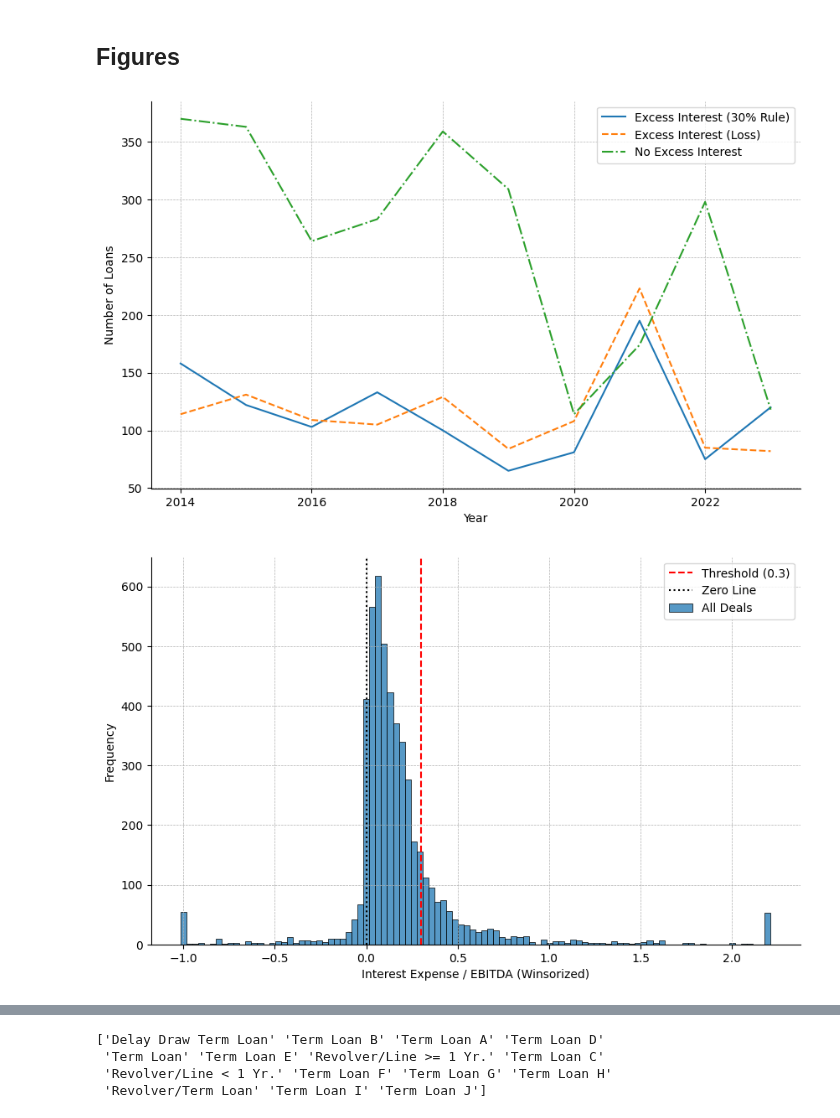
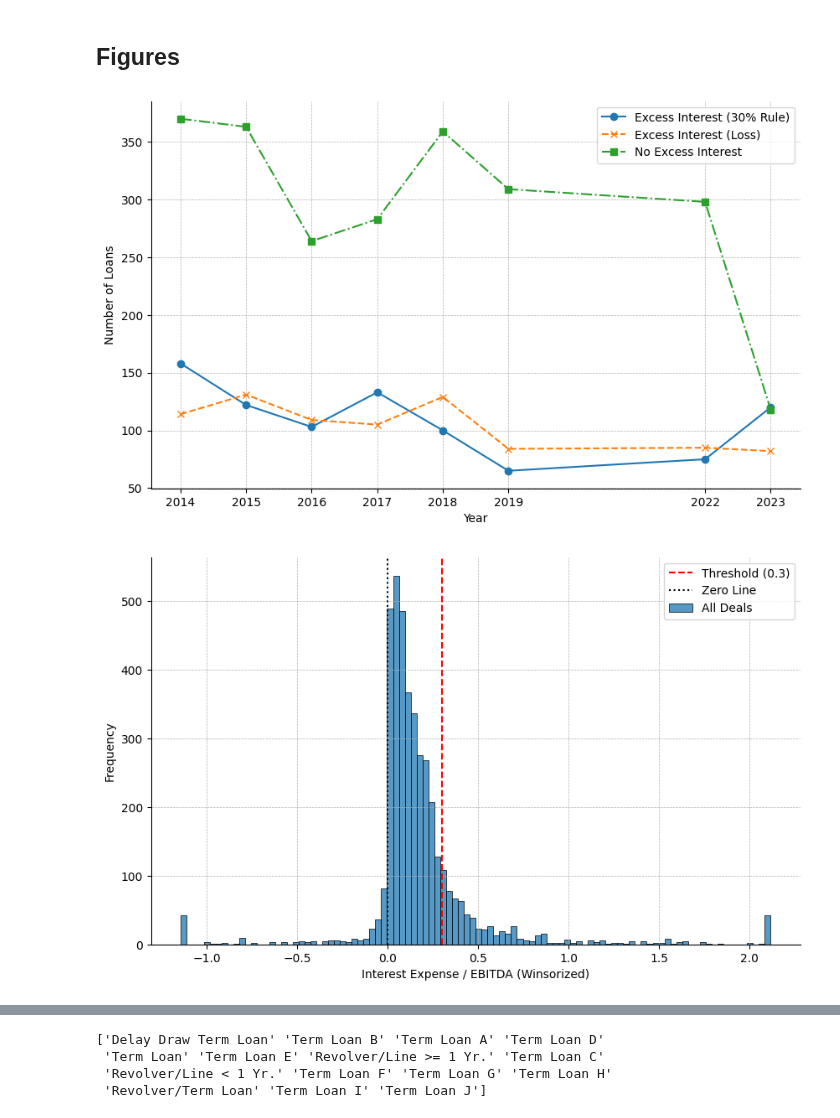
Before and after one commit to zirui-song/interest-deductibility-and-debt-contracting, a Jupyter notebook: Dealscan_Analysis.ipynb, the cells around one changed output, grey strips where cells are left out. Cells and saved outputs as stored; diff of their text form; code cells hidden in the pictures.

```diff
--- a/Dealscan_Analysis.ipynb
+++ b/Dealscan_Analysis.ipynb
@@ -1357,6 +1370,9 @@ tranche_level_ds_compa = tranche_level_ds_compa.dropna(subset=variable_labels.ke
 
 # drop year == 2024
 tranche_level_ds_compa = tranche_level_ds_compa[tranche_level_ds_compa['year'] != 2024]
+# drop year == 2020 and 2021
+tranche_level_ds_compa = tranche_level_ds_compa[tranche_level_ds_compa['year'] != 2020]
+tranche_level_ds_compa = tranche_level_ds_compa[tranche_level_ds_compa['year'] != 2021]
 
 # save the full dataset
 tranche_level_ds_compa.to_csv('../3. Data/Processed/tranche_level_ds_compa_all.csv', index=False)
@@ -1438,26 +1454,26 @@ Average total_rate for year <= 2017 and excess_interest_loss == 1: 478.122222222
 # %% [markdown]
 ## Figures
 # %%
-# Create a DataFrame with the number of loans with excess interest and excess loss in each year
 excess_interest_30 = tranche_level_ds_compa.groupby('year')['excess_interest_30'].sum()
 excess_interest_loss = tranche_level_ds_compa.groupby('year')['excess_interest_loss'].sum()
 # Create a DataFrame with the number of loans with No excess interest and No excess loss in each year
 no_excess_interest_30_loss = tranche_level_ds_compa.groupby('year')['excess_interest_30'].count() - excess_interest_30 - excess_interest_loss
 
 # plot the number of loans with excess_interest_30 == 1 and excess_loss == 1 and all the rest in each year
 plt.figure(figsize=(10, 6))
-plt.plot(excess_interest_30, label='Excess Interest (30% Rule)', linestyle='-', marker='')
-plt.plot(excess_interest_loss, label='Excess Interest (Loss)', linestyle='--', marker='')
-plt.plot(no_excess_interest_30_loss, label='No Excess Interest', linestyle='-.', marker='')
+plt.plot(excess_interest_30.index, excess_interest_30.values, label='Excess Interest (30% Rule)', linestyle='-', marker='o')
+plt.plot(excess_interest_loss.index, excess_interest_loss.values, label='Excess Interest (Loss)', linestyle='--', marker='x')
+plt.plot(no_excess_interest_30_loss.index, no_excess_interest_30_loss.values, label='No Excess Interest', linestyle='-.', marker='s')
 plt.xlabel('Year')
 plt.ylabel('Number of Loans')
 plt.legend()
 plt.grid(True, linestyle='--', linewidth=0.5)
+plt.xticks(sorted(tranche_level_ds_compa['year'].unique()))  # Show all years on x-axis
 sns.despine(top=True, right=True)
 plt.savefig(os.path.join(overleaf_dir, 'Figures/loancounts_by_excess_interest.png'), dpi=300)
 plt.show()
 # %% [output]
-[figure, old version]
+[figure, new version]
 # %%
 # plot the histogram of winsorized interest_expense_by_ebitda for all deals
 interest_expense_winsorized = tranche_level_ds_compa['interest_expense_by_ebitda'].clip(tranche_level_ds_compa['interest_expense_by_ebitda'].quantile(0.01), tranche_level_ds_compa['interest_expense_by_ebitda'].quantile(0.99))
@@ -1473,7 +1489,7 @@ sns.despine()
 plt.savefig(os.path.join(overleaf_dir, 'Figures/ie_ebitda_all_deals.png'), dpi=300)
 plt.show()
 # %% [output]
-[figure, old version]
+[figure, new version]
 # %%
 # Plot for excess_interest_loss == 1
 interest_expense_winsorized_loss = tranche_level_ds_compa[tranche_level_ds_compa['excess_interest_loss'] == 1]['interest_expense_by_ebitda_next_1yr'].clip(tranche_level_ds_compa['interest_expense_by_ebitda_next_1yr'].quantile(0.01), tranche_level_ds_compa['interest_expense_by_ebitda_next_1yr'].quantile(0.99))
```
Also changed, not shown: parts of 17 cells of this notebook, 6 other files.
